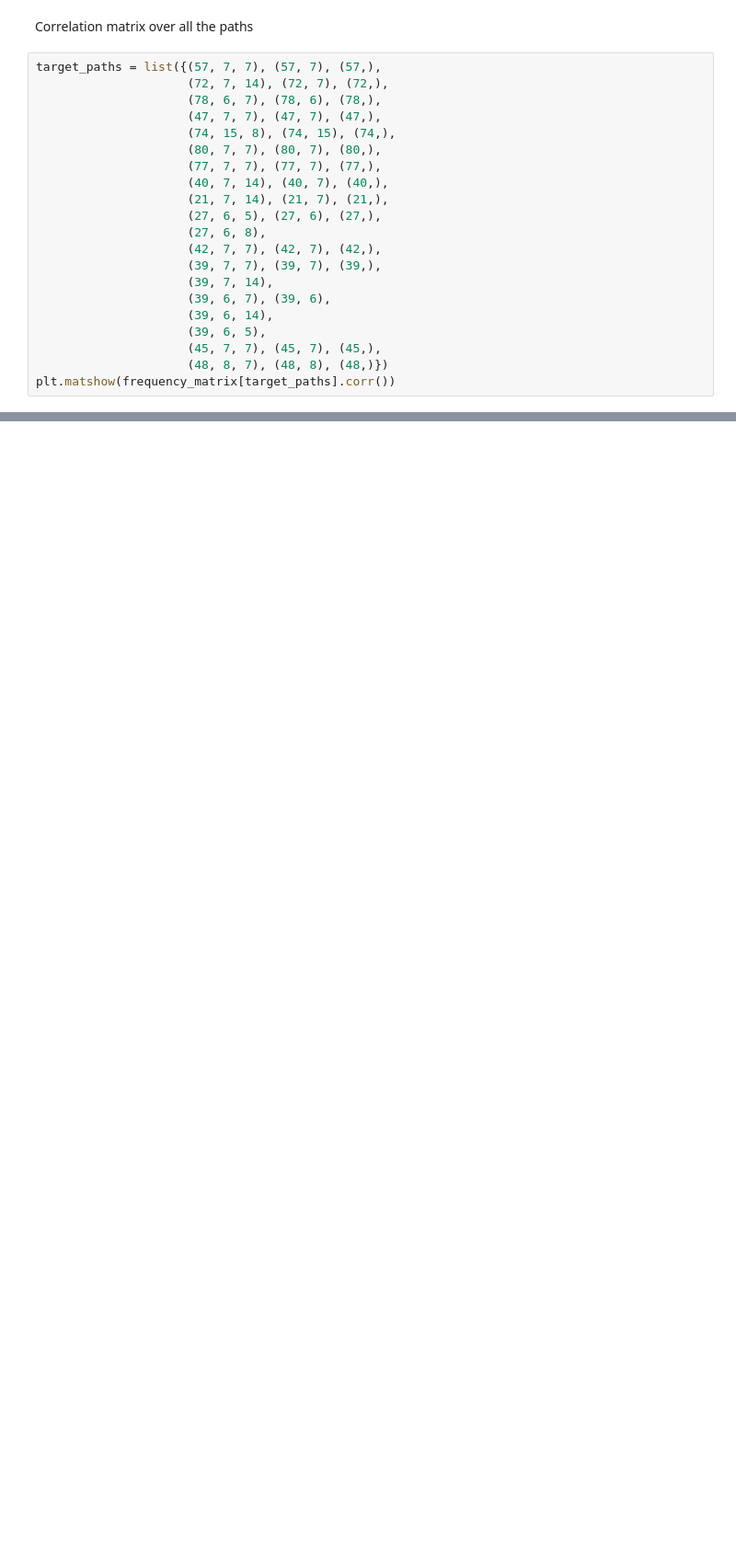
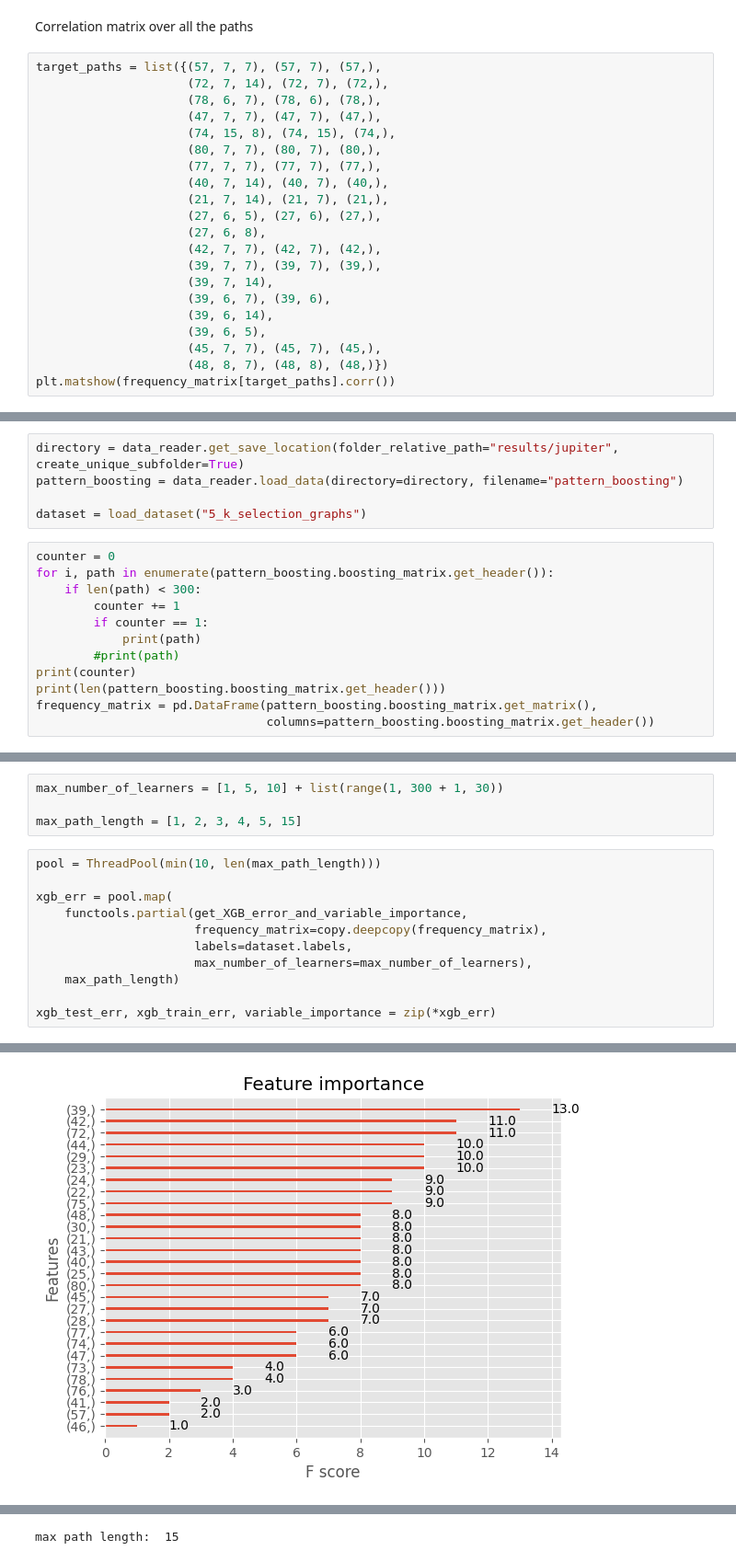
Before and after one commit to Claudio-Me/Path-Boosting-Public, a Jupyter notebook: my_analysis.ipynb, the cells around one changed output, grey strips where cells are left out. Shown at 92% size. Saved outputs shown, nothing was run; the diff lists cells and outputs as text; blank space fills up the shorter version.

```diff
--- a/my_analysis.ipynb
+++ b/my_analysis.ipynb
@@ -220,0 +233,17 @@ achieved train error: 0.0009744791201966323achieved test error: 0.00099179741276
+# %%
+directory = data_reader.get_save_location(folder_relative_path="results/jupiter", create_unique_subfolder=True)
+pattern_boosting = data_reader.load_data(directory=directory, filename="pattern_boosting")
+
+dataset = load_dataset("5_k_selection_graphs")
+# %%
+counter = 0
+for i, path in enumerate(pattern_boosting.boosting_matrix.get_header()):
+    if len(path) < 300:
+        counter += 1
+        if counter == 1:
+            print(path)
+        #print(path)
+print(counter)
+print(len(pattern_boosting.boosting_matrix.get_header()))
+frequency_matrix = pd.DataFrame(pattern_boosting.boosting_matrix.get_matrix(),
+                                columns=pattern_boosting.boosting_matrix.get_header())
@@ -220,0 +268,16 @@ achieved train error: 0.0009744791201966323achieved test error: 0.00099179741276
+# %%
+max_number_of_learners = [1, 5, 10] + list(range(1, 300 + 1, 30))
+
+max_path_length = [1, 2, 3, 4, 5, 15]
+# %%
+pool = ThreadPool(min(10, len(max_path_length)))
+
+xgb_err = pool.map(
+    functools.partial(get_XGB_error_and_variable_importance,
+                      frequency_matrix=copy.deepcopy(frequency_matrix),
+                      labels=dataset.labels,
+                      max_number_of_learners=max_number_of_learners),
+    max_path_length)
+
+xgb_test_err, xgb_train_err, variable_importance = zip(*xgb_err)
+# %% [output]
@@ -220,0 +301 @@ achieved train error: 0.0009744791201966323achieved test error: 0.00099179741276
+[figure, added]
@@ -220,0 +342 @@ achieved train error: 0.0009744791201966323achieved test error: 0.00099179741276
+max path length:  15
```
Also changed, not shown: parts of 26 cells of this notebook, 8 other files.
